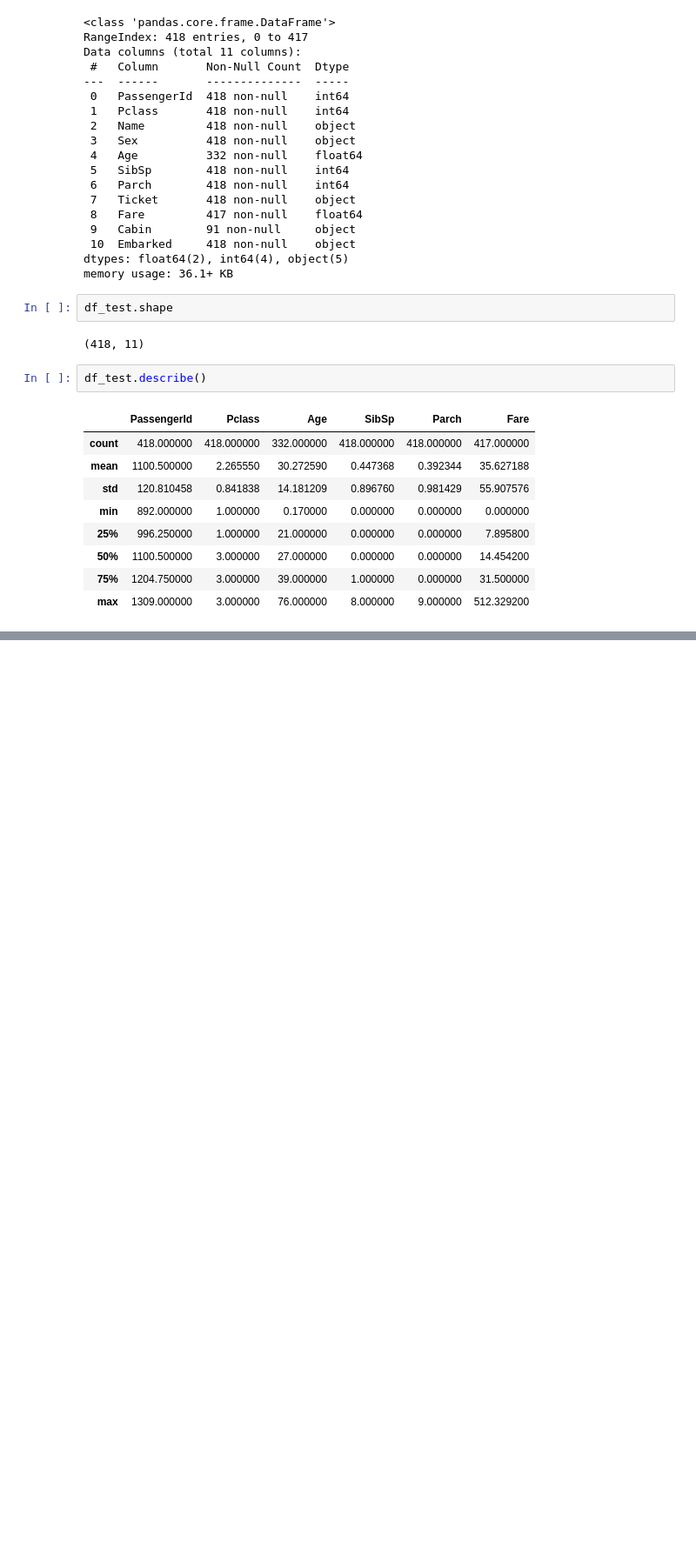
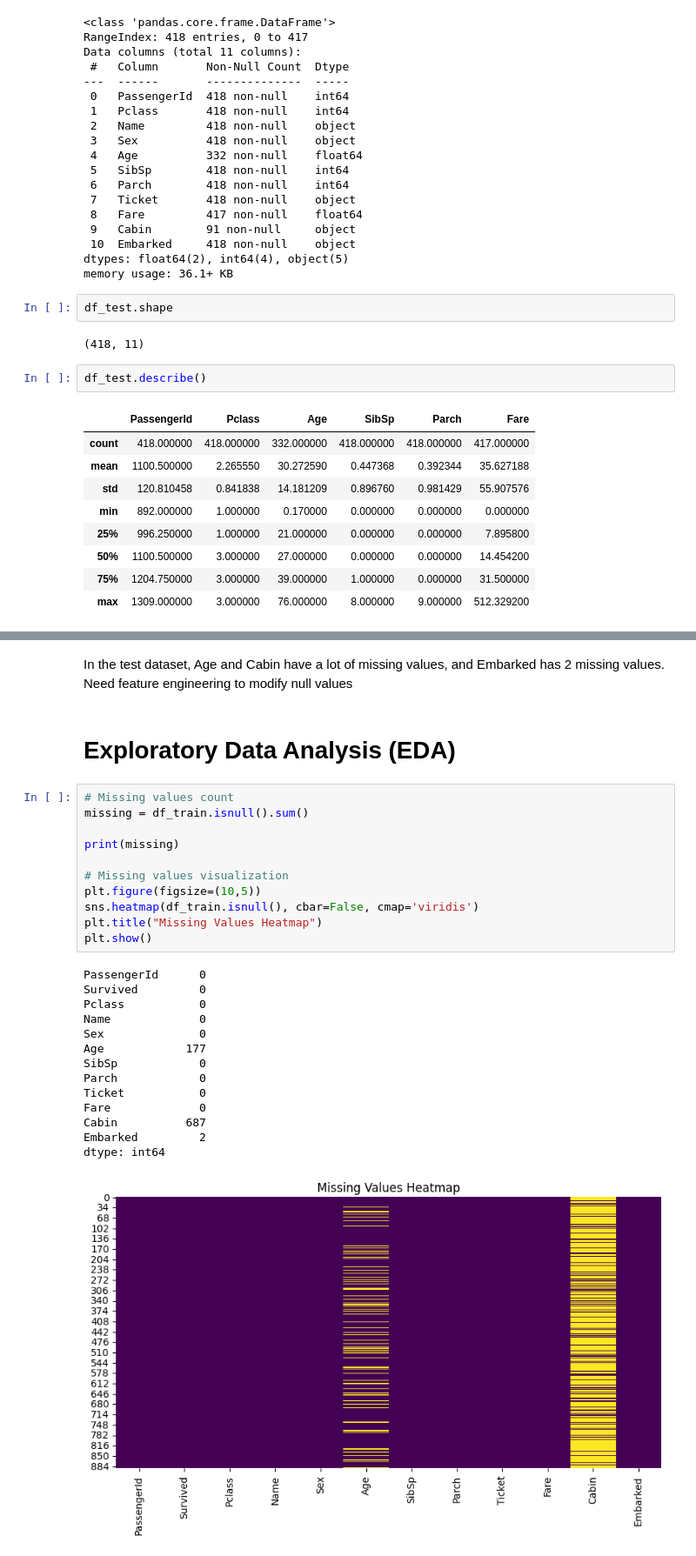
Before and after one commit to mahabubmamun/Machine-Learning, a Jupyter notebook: Titanic_All_About.ipynb, the cells around one changed output, grey strips where cells are left out. Shown at 87% size. Cells and saved outputs as stored; diff of their text form; blank space fills up the shorter version.

```diff
--- a/Titanic_All_About.ipynb
+++ b/Titanic_All_About.ipynb
@@ -119,0 +155,30 @@ df_test.describe()
+# %% [markdown]
+In the test dataset, Age and Cabin have a lot of missing values, and Embarked has 2 missing values. Need feature engineering to modify null values
+# %% [markdown]
+# Exploratory Data Analysis (EDA)
+# %%
+# Missing values count
+missing = df_train.isnull().sum()
+
+print(missing)
+
+# Missing values visualization
+plt.figure(figsize=(10,5))
+sns.heatmap(df_train.isnull(), cbar=False, cmap='viridis')
+plt.title("Missing Values Heatmap")
+plt.show()
+# %% [output]
+PassengerId      0
+Survived         0
+Pclass           0
+Name             0
+Sex              0
+Age            177
+SibSp            0
+Parch            0
+Ticket           0
+Fare             0
+Cabin          687
+Embarked         2
+dtype: int64
+[figure, added]
```
Also changed, not shown: parts of 10 cells of this notebook.
